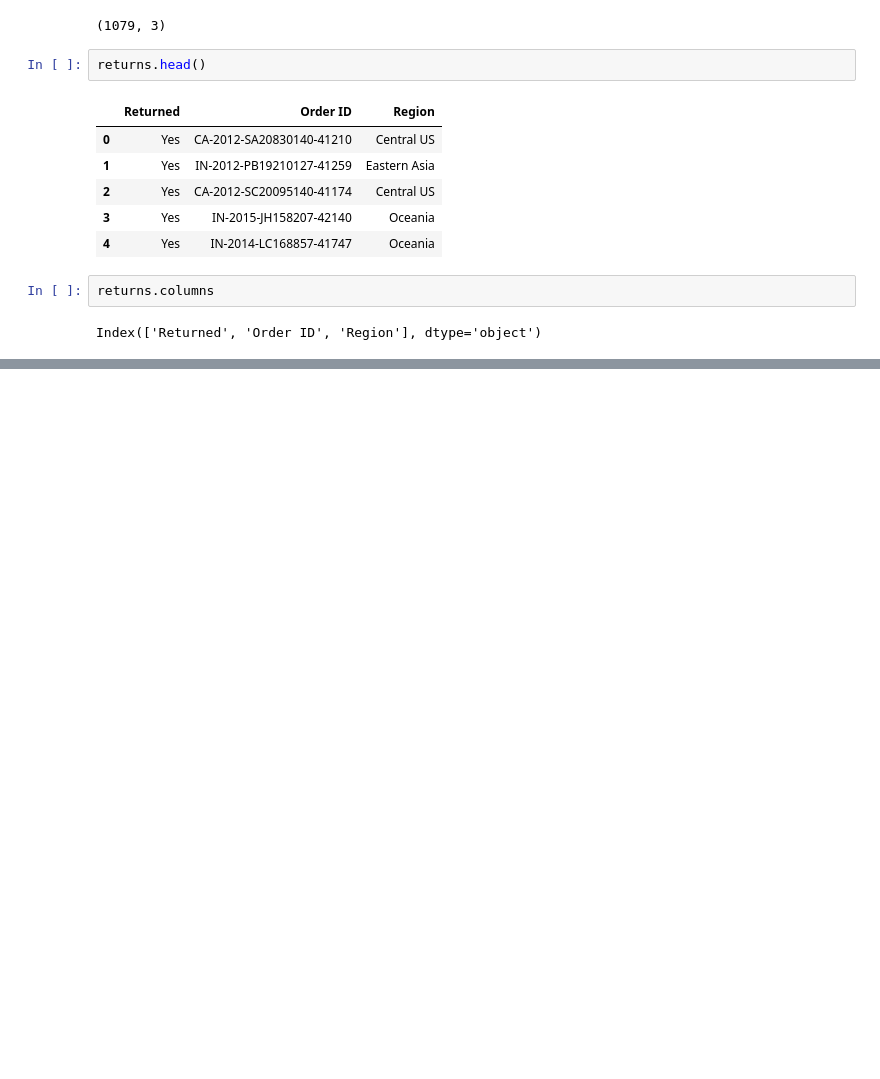
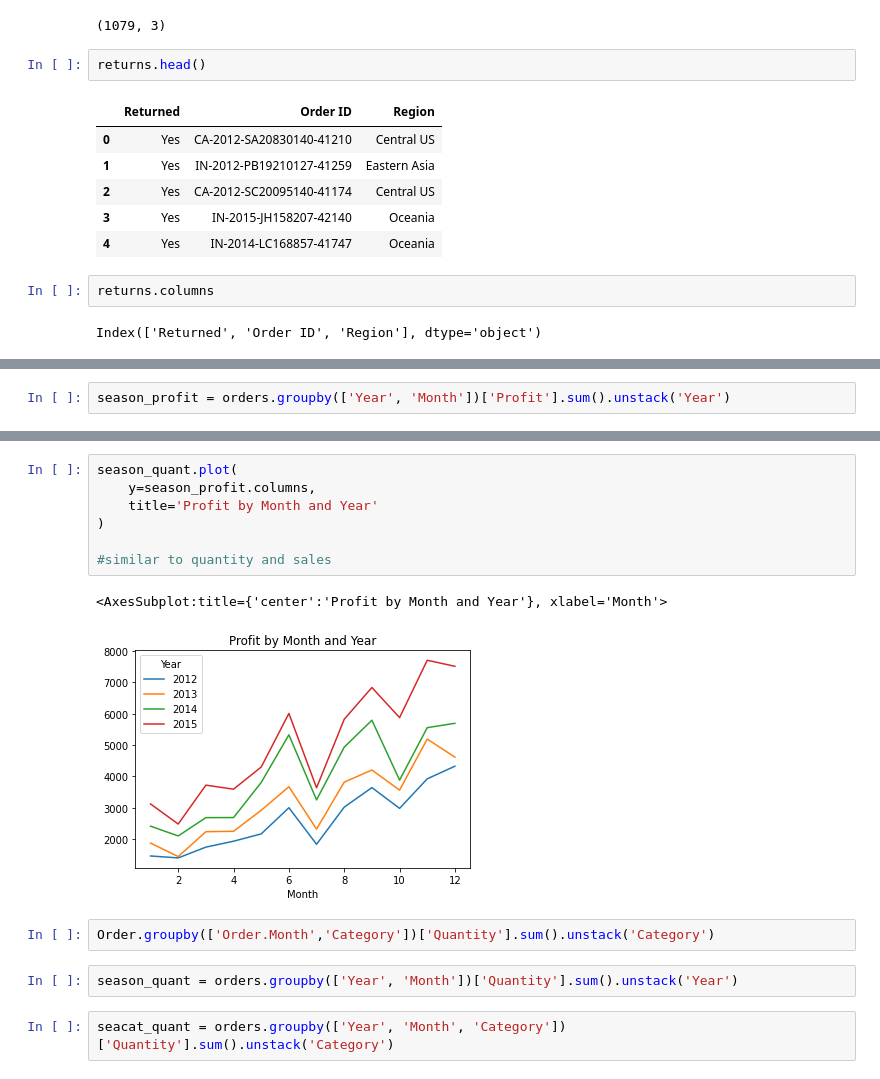
Before and after one commit to tam3ourine/ML-Lab, a Jupyter notebook: ML Lab Notebook.ipynb, the cells around one changed output, grey strips where cells are left out. Saved outputs shown, nothing was run; the diff lists cells and outputs as text; blank space fills up the shorter version.

```diff
--- a/ML Lab Notebook.ipynb
+++ b/ML Lab Notebook.ipynb
@@ -50,0 +266,2 @@ Index(['Returned', 'Order ID', 'Region'], dtype='object')
+# %%
+season_profit = orders.groupby(['Year', 'Month'])['Profit'].sum().unstack('Year')
@@ -50,0 +306,16 @@ Index(['Returned', 'Order ID', 'Region'], dtype='object')
+# %%
+season_quant.plot(
+    y=season_profit.columns,
+    title='Profit by Month and Year'
+)
+
+#similar to quantity and sales
+# %% [output]
+<AxesSubplot:title={'center':'Profit by Month and Year'}, xlabel='Month'>
+[figure, added]
+# %%
+Order.groupby(['Order.Month','Category'])['Quantity'].sum().unstack('Category')
+# %%
+season_quant = orders.groupby(['Year', 'Month'])['Quantity'].sum().unstack('Year')
+# %%
+seacat_quant = orders.groupby(['Year', 'Month', 'Category'])['Quantity'].sum().unstack('Category')
```
Also changed, not shown: parts of 57 cells of this notebook, 1 other file.
